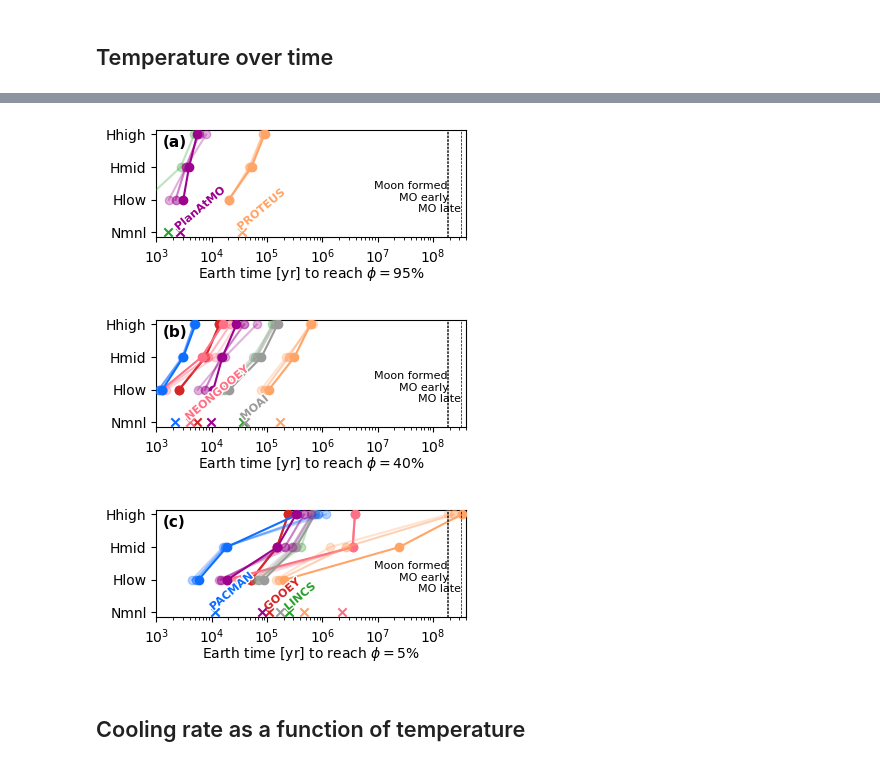
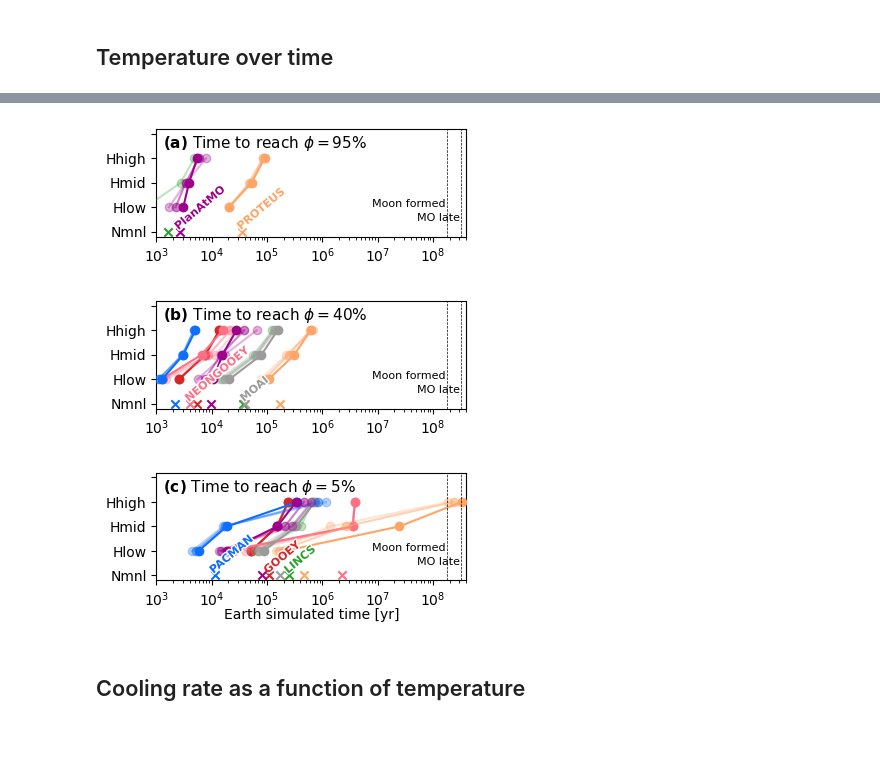
Before and after one commit to lena-noack/chili, a Jupyter notebook: intercomparison/analysis_solarsystem/compare.ipynb, the cells around one changed output, grey strips where cells are left out. Saved outputs shown, nothing was run; the diff lists cells and outputs as text; code cells hidden in the pictures; blank space fills up the shorter version.

Commit message:
Climate and melting curve plots

```diff
--- a/intercomparison/analysis_solarsystem/compare.ipynb
+++ b/intercomparison/analysis_solarsystem/compare.ipynb
@@ -30,7 +30,7 @@ ages_Ga = {
     "CAI":              4.57, #  https://www.nature.com/articles/nature03882
     "Earth formed":     4.54, #  https://www.lyellcollection.org/doi/abs/10.1144/GSL.SP.2001.190.01.14
     "Moon formed":      4.34, #  https://onlinelibrary.wiley.com/doi/10.1111/maps.12373
-    "MO early":         4.33, #  https://www.sciencedirect.com/science/article/pii/S0012821X05002773?via%3Dihub
+    "MO early":         4.40, #  https://www.sciencedirect.com/science/article/pii/S0012821X05002773?via%3Dihub
     "MO late" :         4.20, #  https://www.science.org/doi/10.1126/science.ads8461
     "GOE early":        2.5,  #  https://link.springer.com/chapter/10.1007/978-3-030-16057-9_5
     "GOE late" :        2.2,  #  https://link.springer.com/chapter/10.1007/978-3-030-16057-9_5
@@ -372,7 +372,7 @@ anno_models = { # which panel to annotate model name in
 }
 
 iplt = 0
-def plot_cooling_time_scat(planet, phi, title=True):
+def plot_cooling_time_scat(planet, phi, xlabel=True):
     fig, ax = plt.subplots(1,1, figsize=(4,1.4))
 
     global iplt
@@ -417,48 +417,54 @@ def plot_cooling_time_scat(planet, phi, title=True):
                 else:
                     sf = 0.3
 
                 idx = np.argmin(np.abs(d[case]["phi(vol_frac)"] - phi))
                 row = d[case].iloc[idx]
                 xplt.append(row[xkey])
                 yplt.append(case_h)
 
             if len(xplt) == 0:
                 continue
             ax.plot(xplt, yplt, color=col, alpha=sf*1, zorder=4, marker='o')
 
+    ax.scatter([1e3],[""], s=0)
+
 
     i = 0
-    for k, x in ages_yr.items():
+    for k in ["Moon formed", "MO late", "GOE early"]:
+        x = ages_yr[k]
         if x > xmax:
             continue
         ax.axvline(x, color="k", ls="--", lw=0.5, zorder=6)
-        ax.annotate(k, xy=(x, "Hmid"), ha="right", fontsize=8, textcoords='offset points', xytext=(0,-8*i))
+        ax.annotate(k, xy=(x, "Hlow"), ha="right", fontsize=8,
+                    textcoords='offset points', xytext=(-1,-10*i))
         i += 1
 
     # ax.legend()
     ax.set_xlim((time_min,xmax))
     ax.set_xscale("log")
-    ax.text(0.02, 0.95, f"({abcd[iplt]})", transform=ax.transAxes,
-            ha='left', va='top', fontsize=11, weight='bold')
 
-    if title:
-        ax.set_title(get_label(planet) + " cases", fontsize=11)
 
-    xlbl = get_label(planet) + r" time [yr] to reach $\phi=$" + f"{phi*100:.0f}%"
-    ax.set_xlabel(xlbl, labelpad=-0.5)
+    anno = r"$\bf{" + f"({abcd[iplt]})" + r"}$"
+    anno += r" Time to reach $\phi=$" + f"{phi*100:.0f}%"
+    ax.text(0.02, 0.95, anno, transform=ax.transAxes,
+            ha='left', va='top', fontsize=11)
+
+    if xlabel:
+        ax.set_xlabel(get_label(planet) + " simulated time [yr]", labelpad=-0.5)
 
     plt.show()
-    fig.savefig(f"out/cooling_time_scat_{phi*100:.0f}.{EXT}", bbox_inches='tight', dpi=DPI)
+    fig.savefig(f"out/cooling_time_scat_{phi*100:.0f}.{EXT}",
+                bbox_inches='tight', dpi=DPI, pad_inches=0.03)
 
     iplt += 1
 
-plot_cooling_time_scat("earth", 0.95, title=False)
-plot_cooling_time_scat("earth", 0.40, title=False)
-plot_cooling_time_scat("earth", 0.05, title=False)
+plot_cooling_time_scat("earth", 0.95, xlabel=False)
+plot_cooling_time_scat("earth", 0.40, xlabel=False)
+plot_cooling_time_scat("earth", 0.05, xlabel=True)
 # %% [output]
-[figure, old version]
+[figure, new version]
-[figure, old version]
+[figure, new version]
-[figure, old version]
+[figure, new version]
 # %% [markdown]
 ## Cooling rate as a function of temperature
 # %%
```
Also changed, not shown: parts of 7 cells of this notebook, 1 other file.
